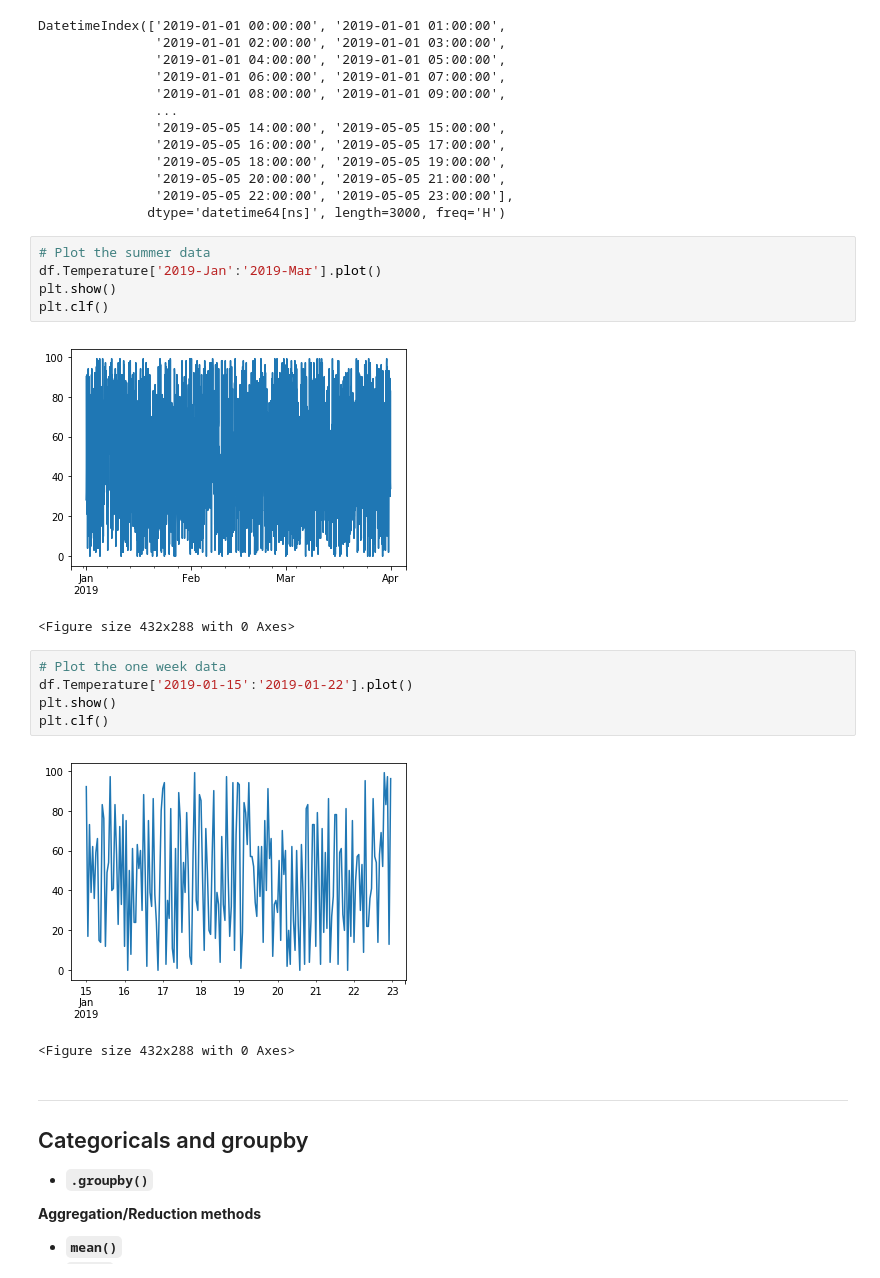
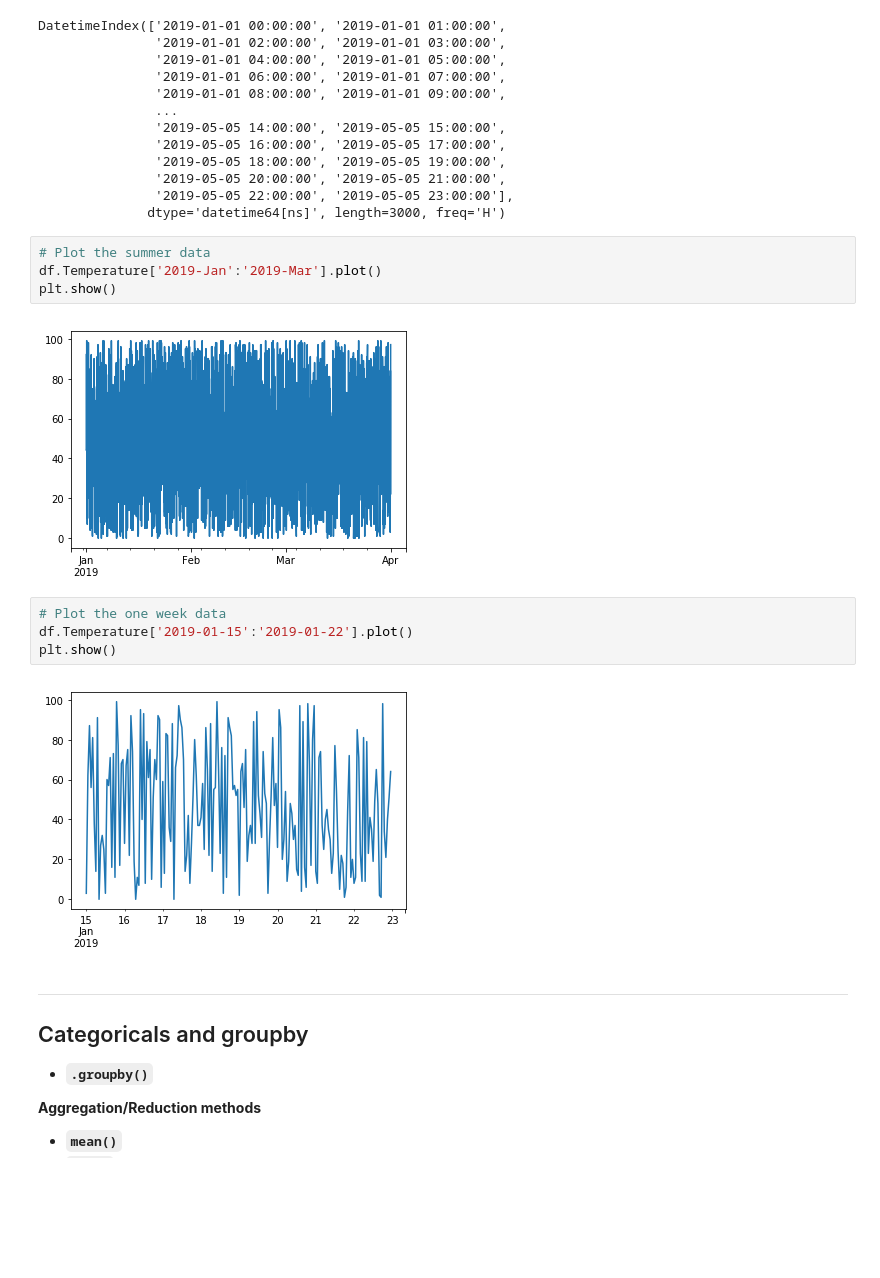
Before and after one commit to mfkabdelnaby/data-science, a Jupyter notebook: pandas.ipynb, the cells around one changed output. Saved outputs shown, nothing was run; the diff lists cells and outputs as text; blank space fills up the shorter version.

```diff
--- a/pandas.ipynb
+++ b/pandas.ipynb
@@ -2036,18 +2120,14 @@ DatetimeIndex(['2019-01-01 00:00:00', '2019-01-01 01:00:00',
 # Plot the summer data
 df.Temperature['2019-Jan':'2019-Mar'].plot()
 plt.show()
-plt.clf()
 # %% [output]
-[figure, old version]
+[figure, new version]
-<Figure size 432x288 with 0 Axes>
 # %%
 # Plot the one week data
 df.Temperature['2019-01-15':'2019-01-22'].plot()
 plt.show()
-plt.clf()
 # %% [output]
-[figure, old version]
+[figure, new version]
-<Figure size 432x288 with 0 Axes>
 # %% [markdown]
 -----------------------
 ## Categoricals and groupby
```
Also changed, not shown: parts of 30 cells of this notebook, 15 other files.
